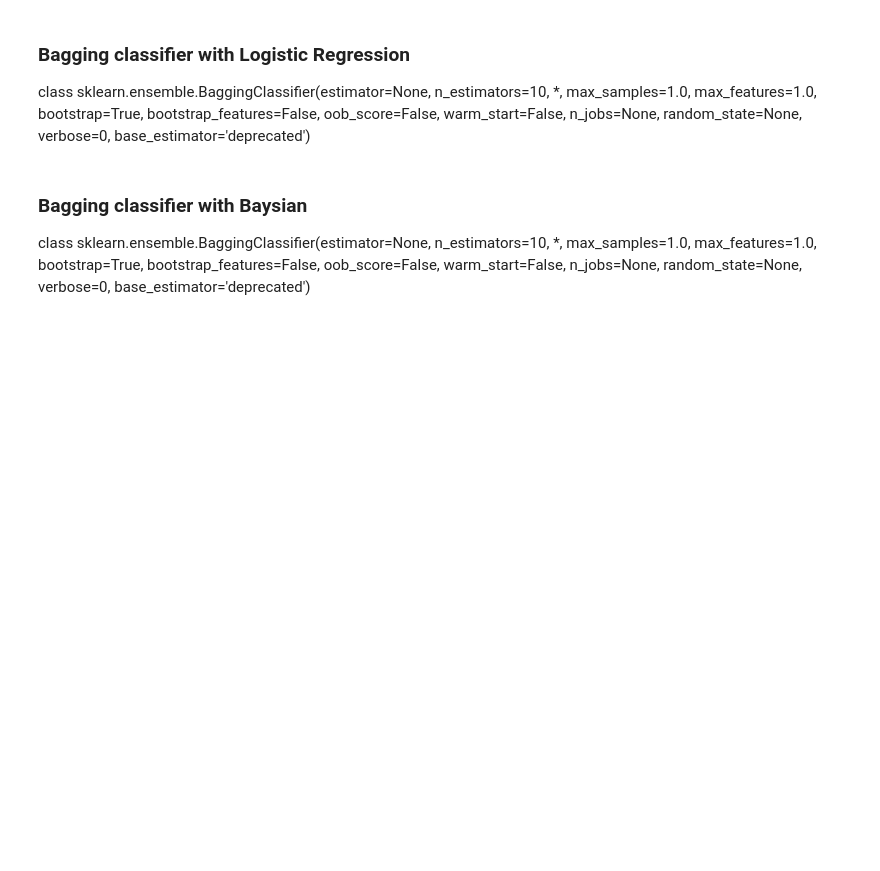
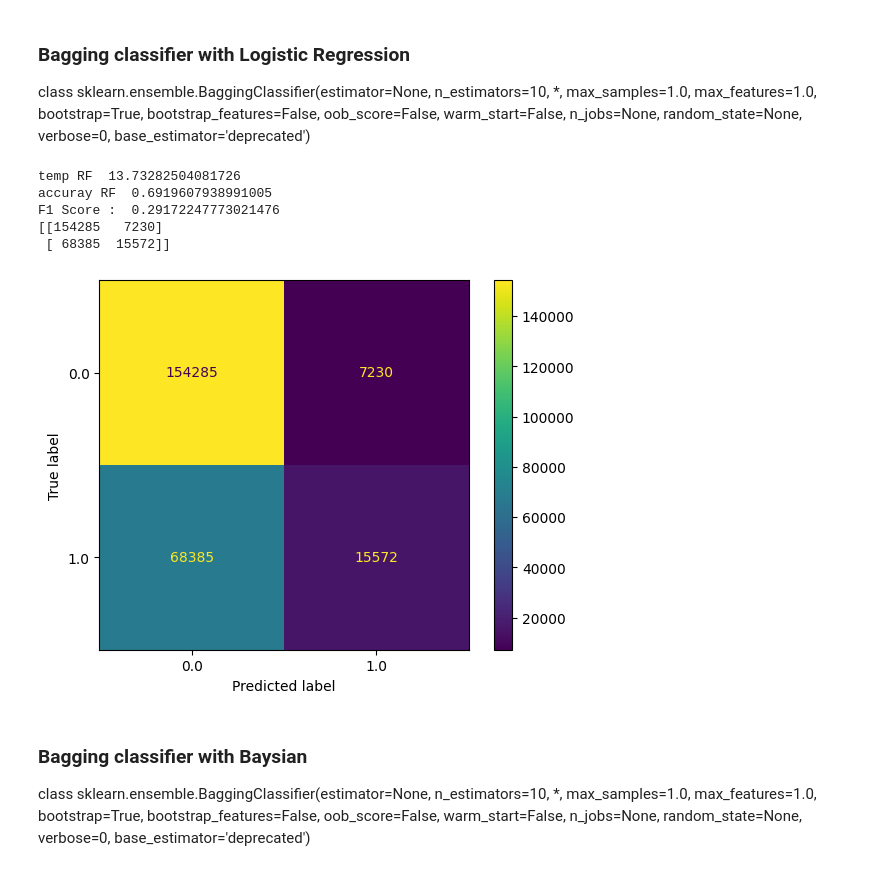
Before and after one commit to Poliaboy/AdvancedML2, a Jupyter notebook: Notebook2.ipynb, the cells around one changed output. Saved outputs shown, nothing was run; the diff lists cells and outputs as text; code cells hidden in the pictures; blank space fills up the shorter version.

```diff
--- a/Notebook2.ipynb
+++ b/Notebook2.ipynb
@@ -346,3 +448,33 @@ from sklearn.ensemble import BaggingClassifier
+# %%
+from sklearn.ensemble import BaggingClassifier
+#max_samples: taille maximale de l'échantillon par rapport à l'échantillon initial
+#max_features: nombre d'attributs à sélectionner d'une façon aléatoire
+# max_features=1,random_state=0
+bagging = BaggingClassifier(LogisticRegression(),n_estimators=n_estimators,max_samples=0.7, max_features=0.7, random_state=42)
+deb = time.time()
+bagging.fit(x_train, y_train)
+fin=time.time()
+list_times.append(fin-deb)
+res_bag = bagging.predict(x_test)
+print("temp RF ",(fin-deb))
+acc=accuracy_score(res_bag,y_test)
+F1=f1_score(res_bag,y_test)
+print("accuray RF ", acc)
+print("F1 Score : ", F1)
+list_accuracies.append(acc)
+list_F1.append(F1)
+cm = confusion_matrix(y_test, res_bag, labels=rf_etc.classes_)
+print(cm)
+disp = ConfusionMatrixDisplay(confusion_matrix=cm,display_labels=rf_etc.classes_)
+disp.plot()
+plt.show()
+# %% [output]
+temp RF  13.73282504081726
+accuray RF  0.6919607938991005
+F1 Score :  0.29172247773021476
+[[154285   7230]
+ [ 68385  15572]]
+[figure, added]
 # %% [markdown]
 ### Bagging classifier with Baysian
 class sklearn.ensemble.BaggingClassifier(estimator=None, n_estimators=10, *, max_samples=1.0, max_features=1.0, bootstrap=True, bootstrap_features=False, oob_score=False, warm_start=False, n_jobs=None, random_state=None, verbose=0, base_estimator='deprecated')
```
Also changed, not shown: parts of 39 cells of this notebook, 1 other file.
